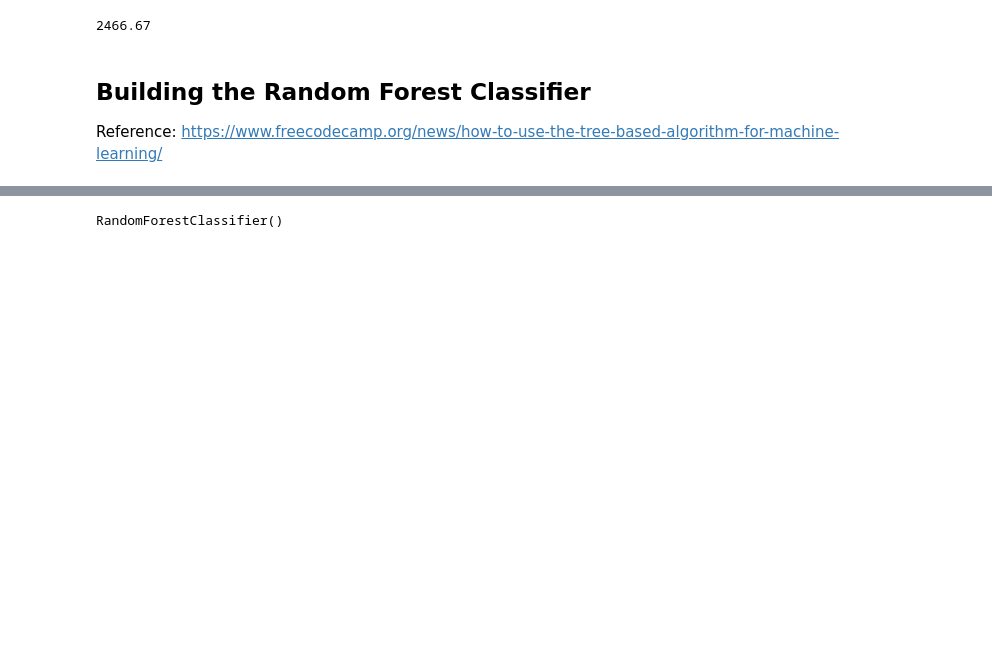
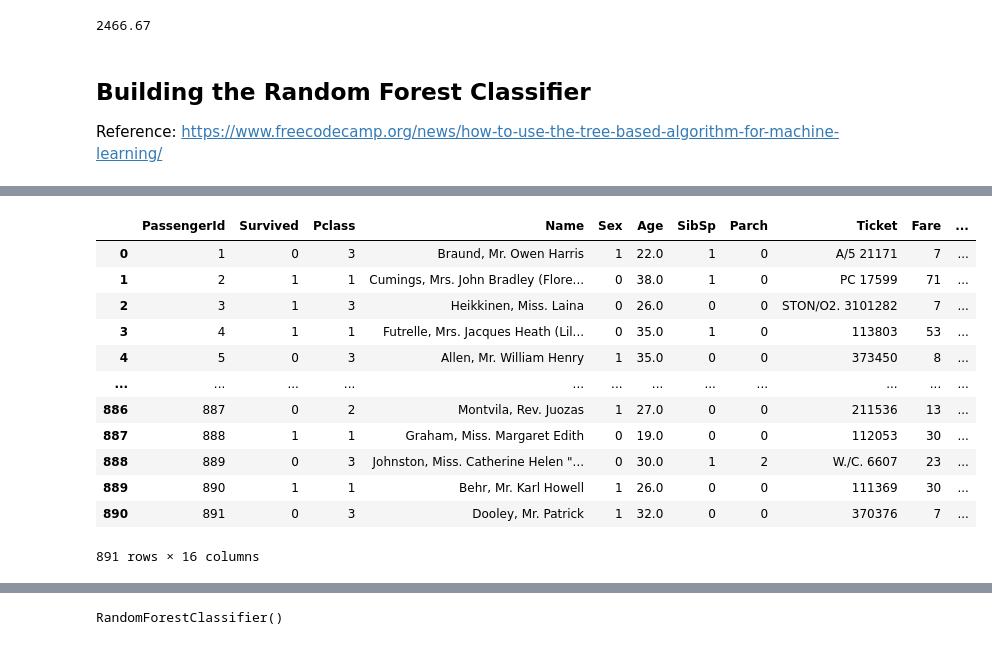
Before and after one commit to chanyadeshani/Group8, a Jupyter notebook: assignment.ipynb, the cells around one changed output, grey strips where cells are left out. Saved outputs shown, nothing was run; the diff lists cells and outputs as text; code cells hidden in the pictures; blank space fills up the shorter version.

```diff
--- a/assignment.ipynb
+++ b/assignment.ipynb
@@ -570 +586,31 @@ Reference: https://www.freecodecamp.org/news/how-to-use-the-tree-based-algorithm
+# %%
+rf_df = train_data
+# Convert sex variable to numeric values
+rf_df['Sex'] = rf_df['Sex'].replace(['female','male'],[0,1])
+rf_df['Survived'] = train_rf['Survived'].astype('int')
+rf_df['Pclass'] = train_rf['Pclass'].astype('int')
+rf_df['mean_age'] = train_rf['mean_age'].astype('int')
+rf_df['Fare'] = train_rf['Fare'].astype('int')
+rf_df.loc[rf_df['Fare'] <= 1, 'age_group'] = 'baby'
+rf_df.loc[rf_df['Fare'].between(1,3), 'age_group'] = 'todlers'
+rf_df.loc[rf_df['Fare'].between(4,10), 'age_group'] = 'children'
+rf_df.loc[rf_df['Fare'].between(11,19), 'age_group'] = 'teenage'
+rf_df.loc[rf_df['Fare'].between(20,35), 'age_group'] = 'yadult'
+rf_df.loc[rf_df['Fare'].between(36,60), 'age_group'] = 'adult'
+rf_df.loc[rf_df['Fare']>60, 'age_group'] = 'elder'
+train_data
+# %% [output]
+|  | PassengerId | Survived | Pclass | Name | Sex | Age | SibSp | Parch | Ticket | Fare | ... |
+| 0 | 1 | 0 | 3 | Braund, Mr. Owen Harris | 1 | 22.0 | 1 | 0 | A/5 21171 | 7 | ... |
+| 1 | 2 | 1 | 1 | Cumings, Mrs. John Bradley (Flore... | 0 | 38.0 | 1 | 0 | PC 17599 | 71 | ... |
+| 2 | 3 | 1 | 3 | Heikkinen, Miss. Laina | 0 | 26.0 | 0 | 0 | STON/O2. 3101282 | 7 | ... |
+| 3 | 4 | 1 | 1 | Futrelle, Mrs. Jacques Heath (Lil... | 0 | 35.0 | 1 | 0 | 113803 | 53 | ... |
+| 4 | 5 | 0 | 3 | Allen, Mr. William Henry | 1 | 35.0 | 0 | 0 | 373450 | 8 | ... |
+| ... | ... | ... | ... | ... | ... | ... | ... | ... | ... | ... | ... |
+| 886 | 887 | 0 | 2 | Montvila, Rev. Juozas | 1 | 27.0 | 0 | 0 | 211536 | 13 | ... |
+| 887 | 888 | 1 | 1 | Graham, Miss. Margaret Edith | 0 | 19.0 | 0 | 0 | 112053 | 30 | ... |
+| 888 | 889 | 0 | 3 | Johnston, Miss. Catherine Helen "... | 0 | 30.0 | 1 | 2 | W./C. 6607 | 23 | ... |
+| 889 | 890 | 1 | 1 | Behr, Mr. Karl Howell | 1 | 26.0 | 0 | 0 | 111369 | 30 | ... |
+| 890 | 891 | 0 | 3 | Dooley, Mr. Patrick | 1 | 32.0 | 0 | 0 | 370376 | 7 | ... |
+891 rows × 16 columns
 # %%
```
Also changed, not shown: parts of 6 cells of this notebook.
